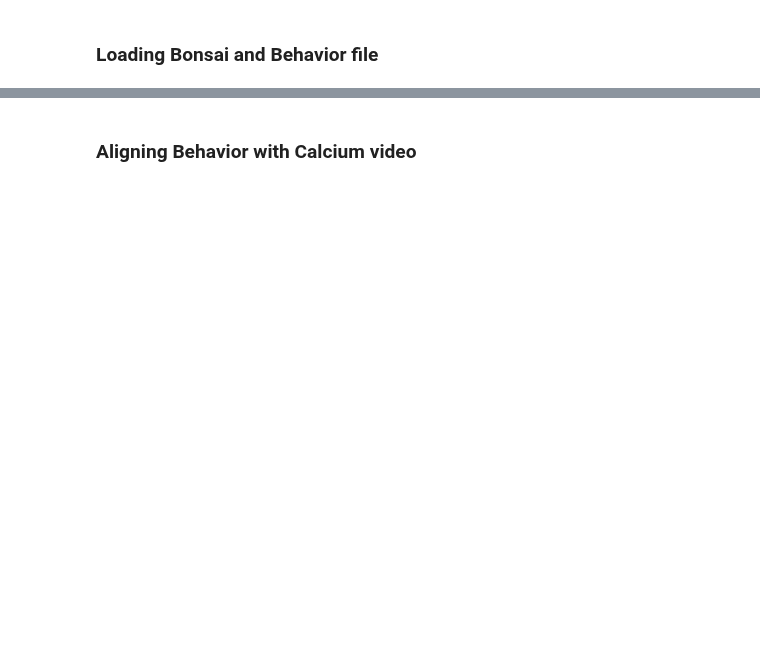
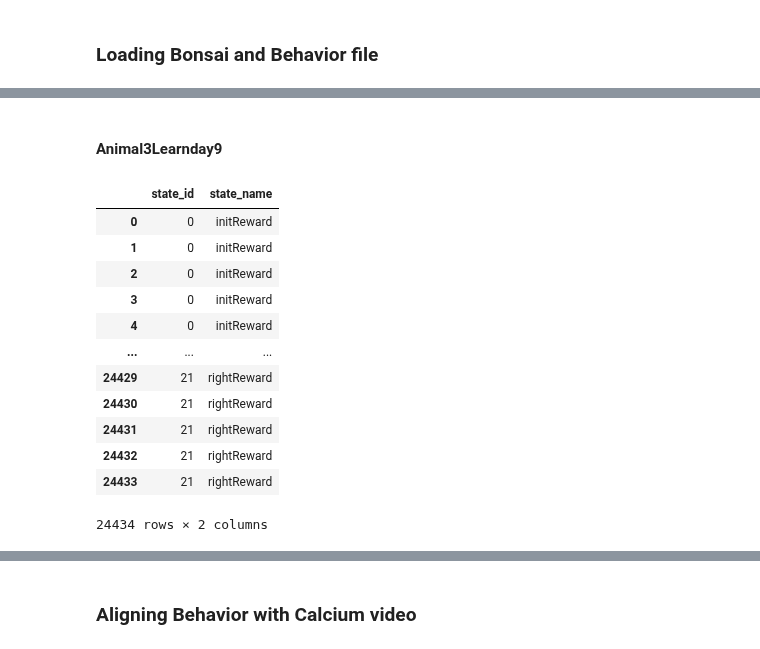
Before and after one commit to konkalaitzidis/bpnn, a Jupyter notebook: src/V3/BPNN_V3.ipynb, the cells around one changed output, grey strips where cells are left out. Drawn from its saved outputs; the diff is of its cells as text; code cells hidden in the pictures; blank space fills up the shorter version.

```diff
--- a/src/V3/BPNN_V3.ipynb
+++ b/src/V3/BPNN_V3.ipynb
@@ -187,0 +328,22 @@ df_behavior = pd.read_hdf('/home/dmc/Desktop/kostas/direct-Behavior-prediction-f
+# %% [markdown]
+#### Animal3Learnday9
+# %%
+df_aligned_9 = behavior_data_list[1].loc[bonsai_data_list[1].groupby('Calcium_frame').first()[1:].Frame_Number].reset_index()
+# %%
+# df_aligned
+df_new_annotations_9 = df_aligned_9[['state_id', 'state_name']]
+df_new_annotations_9
+# %% [output]
+|  | state_id | state_name |
+| 0 | 0 | initReward |
+| 1 | 0 | initReward |
+| 2 | 0 | initReward |
+| 3 | 0 | initReward |
+| 4 | 0 | initReward |
+| ... | ... | ... |
+| 24429 | 21 | rightReward |
+| 24430 | 21 | rightReward |
+| 24431 | 21 | rightReward |
+| 24432 | 21 | rightReward |
+| 24433 | 21 | rightReward |
+24434 rows × 2 columns
```
Also changed, not shown: parts of 59 cells of this notebook, 4 other files.
